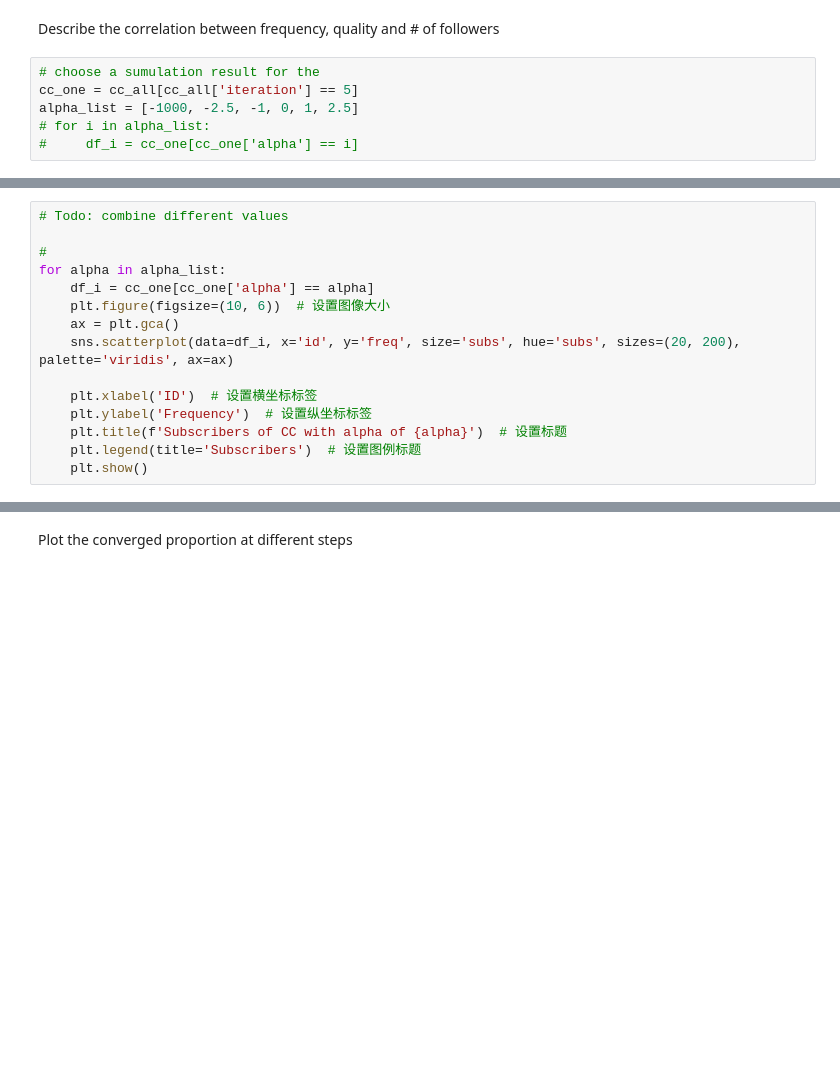
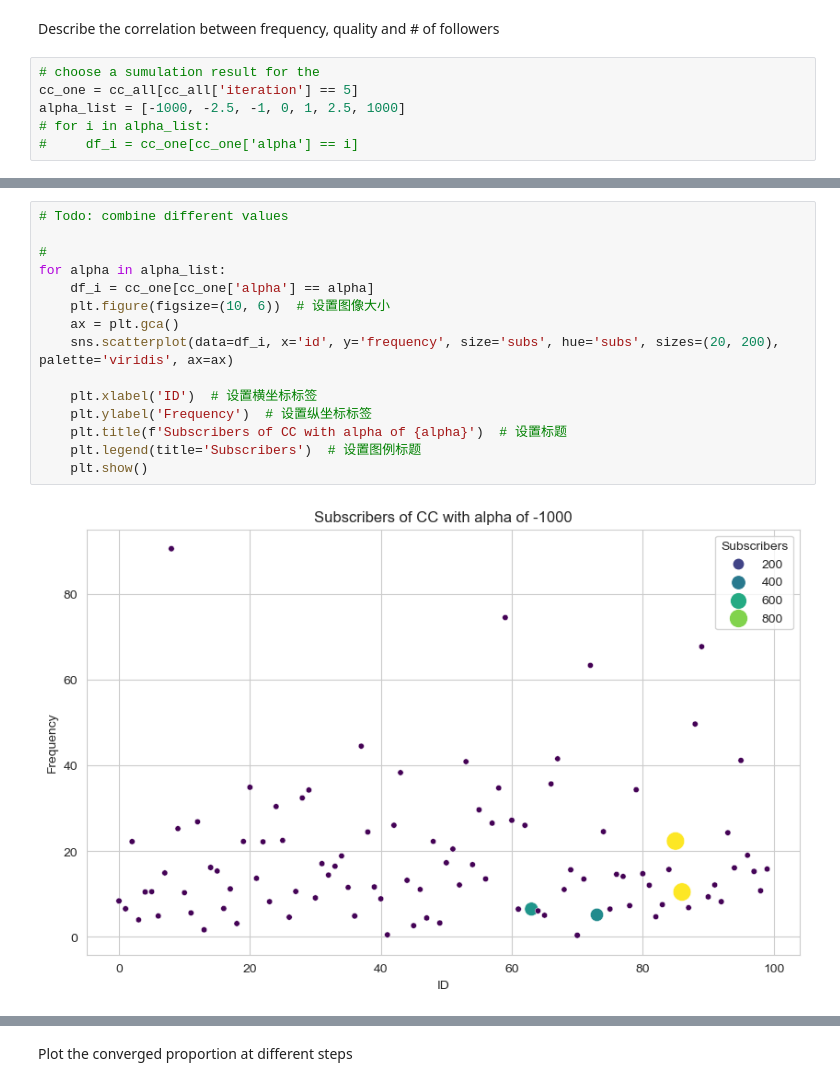
Before and after one commit to gee-siqi/Fairness-for-SMI, a Jupyter notebook: script/data_analysis.ipynb, the cells around one changed output, grey strips where cells are left out. Cells and saved outputs as stored; diff of their text form; blank space fills up the shorter version.

```diff
--- a/script/data_analysis.ipynb
+++ b/script/data_analysis.ipynb
@@ -151,6 +212,6 @@ Describe the correlation between frequency, quality and # of followers
 # %%
 # choose a sumulation result for the
 cc_one = cc_all[cc_all['iteration'] == 5]
-alpha_list = [-1000, -2.5, -1, 0, 1, 2.5]
+alpha_list = [-1000, -2.5, -1, 0, 1, 2.5, 1000]
 # for i in alpha_list:
 #     df_i = cc_one[cc_one['alpha'] == i]
@@ -157,15 +221,17 @@ alpha_list = [-1000, -2.5, -1, 0, 1, 2.5]
 # %%
 # Todo: combine different values
 
 #
 for alpha in alpha_list:
     df_i = cc_one[cc_one['alpha'] == alpha]
     plt.figure(figsize=(10, 6))  # 设置图像大小
     ax = plt.gca()
-    sns.scatterplot(data=df_i, x='id', y='freq', size='subs', hue='subs', sizes=(20, 200), palette='viridis', ax=ax)
+    sns.scatterplot(data=df_i, x='id', y='frequency', size='subs', hue='subs', sizes=(20, 200), palette='viridis', ax=ax)
 
     plt.xlabel('ID')  # 设置横坐标标签
     plt.ylabel('Frequency')  # 设置纵坐标标签
     plt.title(f'Subscribers of CC with alpha of {alpha}')  # 设置标题
     plt.legend(title='Subscribers')  # 设置图例标题
     plt.show()
+# %% [output]
+[figure, added]
```
Also changed, not shown: parts of 16 cells of this notebook, 2 other files.
